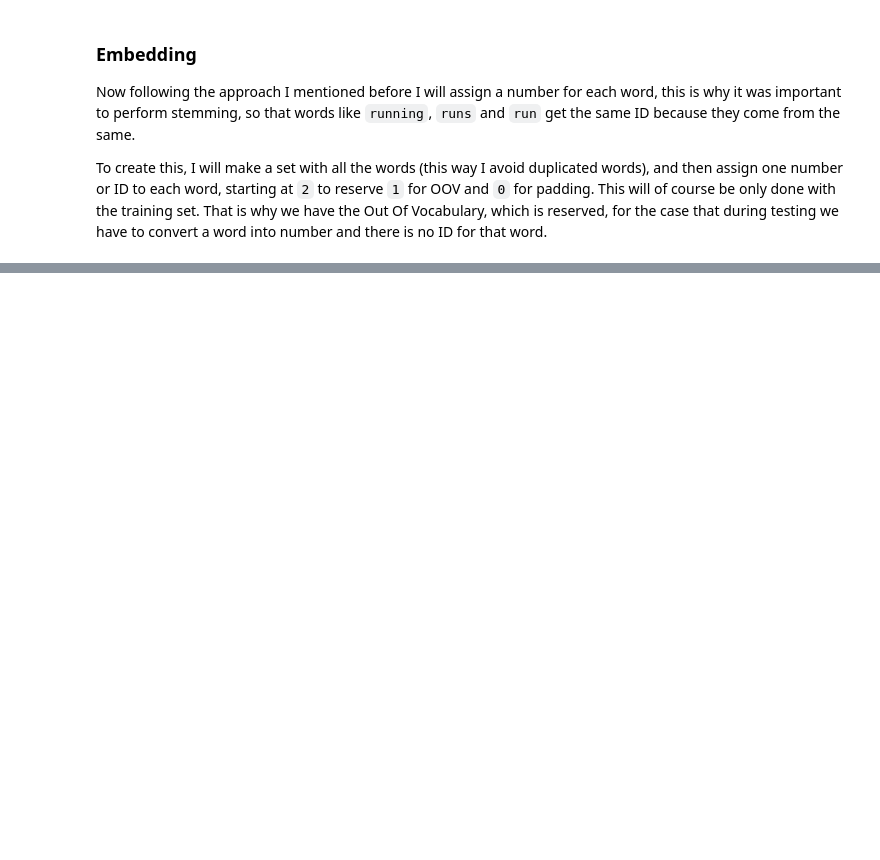
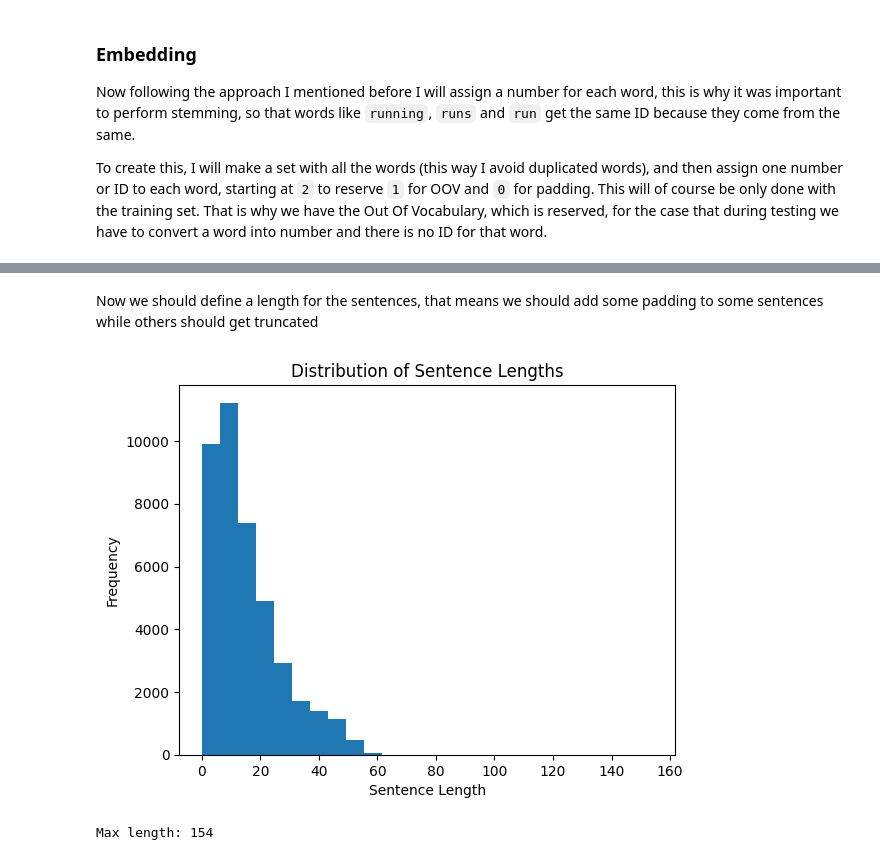
Before and after one commit to LittleHaku/spotify-reviews-sentiment-analysis, a Jupyter notebook: Spotify_User_Reviews_Sentiment_Analysis.ipynb, the cells around one changed output, grey strips where cells are left out. Drawn from its saved outputs; the diff is of its cells as text; code cells hidden in the pictures; blank space fills up the shorter version.

```diff
--- a/Spotify_User_Reviews_Sentiment_Analysis.ipynb
+++ b/Spotify_User_Reviews_Sentiment_Analysis.ipynb
@@ -434,0 +439,14 @@ After
+# %% [markdown]
+Now we should define a length for the sentences, that means we should add some padding to some sentences while others should get truncated
+# %%
+lengths = [len(text) for text in X_train]
+plt.hist(lengths, bins=25)
+plt.xlabel("Sentence Length")
+plt.ylabel("Frequency")
+plt.title("Distribution of Sentence Lengths")
+plt.show()
+
+print(f'Max length: {max(lengths)}')
+# %% [output]
+[figure, added]
+Max length: 154
```
Also changed, not shown: parts of 9 cells of this notebook.
